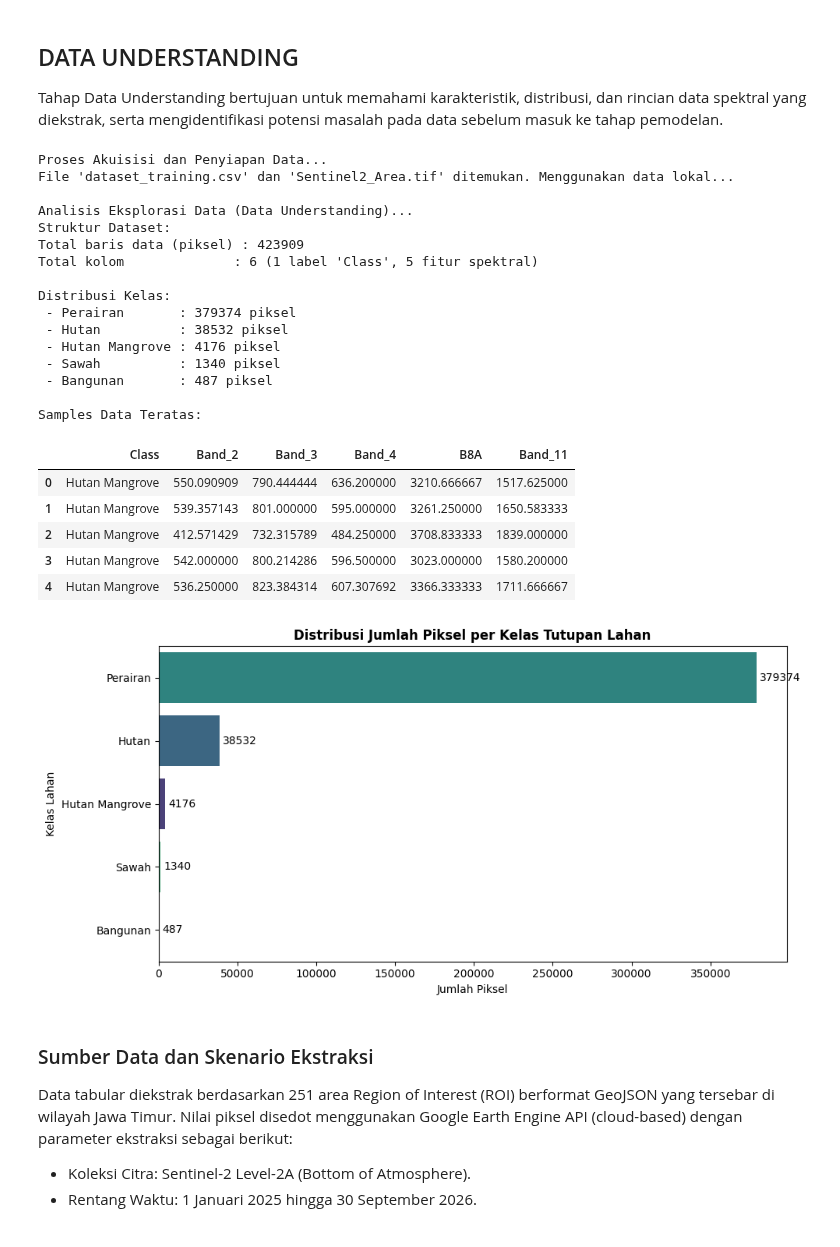
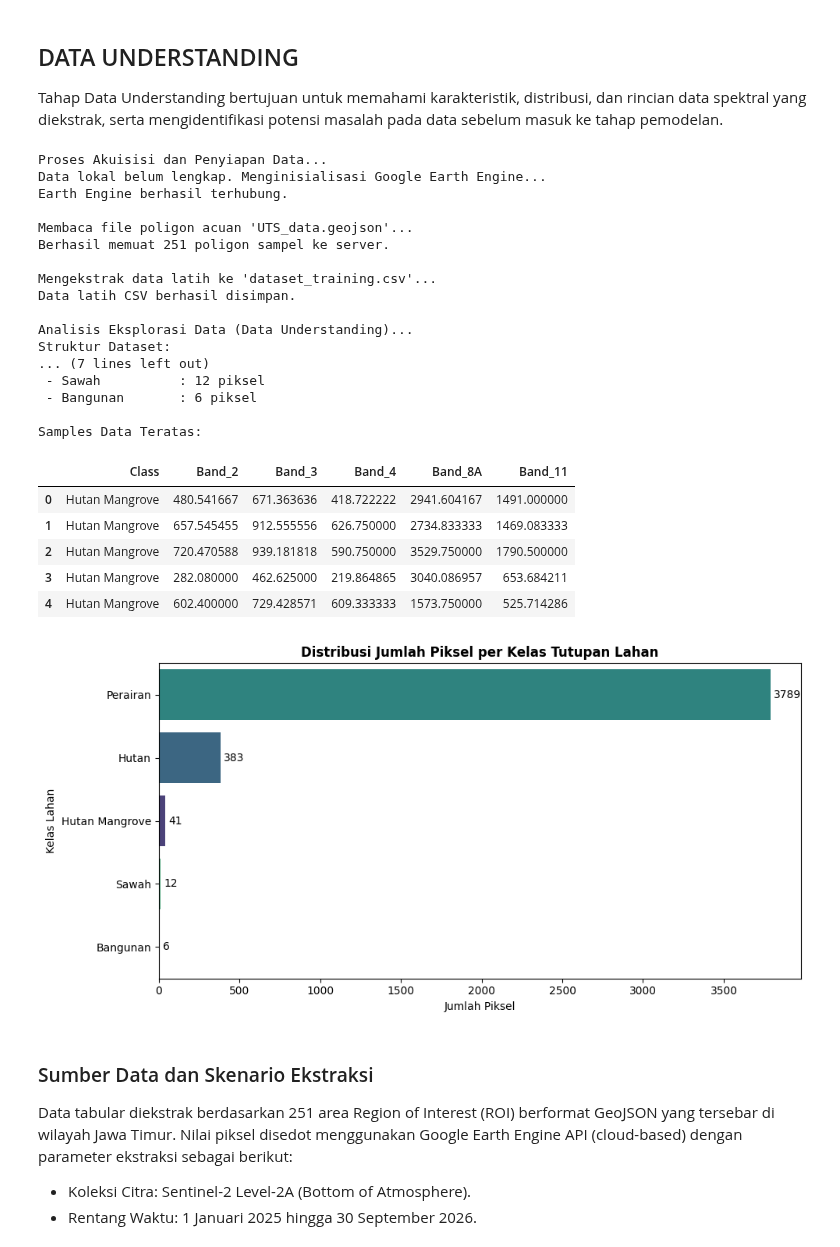
Before and after one commit to SUSUPAN223/catatan_kuliah, a Jupyter notebook: _sources/Proyek_Sains_Data/UTS_Klasifikasi.ipynb, the cells around one changed output. Drawn from its saved outputs; the diff is of its cells as text; code cells hidden in the pictures.

```diff
--- a/_sources/Proyek_Sains_Data/UTS_Klasifikasi.ipynb
+++ b/_sources/Proyek_Sains_Data/UTS_Klasifikasi.ipynb
@@ -64,18 +64,20 @@ else:
     # Ekstraksi Data Tabular CSV
     if not os.path.exists(file_csv):
         print(f"Mengekstrak data latih ke '{file_csv}'...")
-        # Menggunakan 'B8a' huruf kecil agar sesuai standar GEE
+
+        # PASTIKAN SEMUANYA HURUF BESAR: 'B8A'
         s2 = ee.ImageCollection("COPERNICUS/S2_SR_HARMONIZED") \
             .filterBounds(fc.geometry()) \
             .filterDate('2025-01-01', '2026-09-30') \
             .filter(ee.Filter.lt('CLOUDY_PIXEL_PERCENTAGE', 50)) \
             .median() \
-            .select(['B2', 'B3', 'B4', 'B8a', 'B11'])
+            .select(['B2', 'B3', 'B4', 'B8A', 'B11'])
 
         sampled = s2.sampleRegions(
-            collection=fc, properties=['Class'], scale=10, tileScale=16, geometries=False
+            collection=fc, properties=['Class'], scale=100, tileScale=16, geometries=False
         )
 
+        # PASTIKAN DI SINI JUGA HURUF BESAR: 'B8A'
         url = sampled.getDownloadURL(filetype='csv', selectors=['Class', 'B2', 'B3', 'B4', 'B8A', 'B11'])
         urllib.request.urlretrieve(url, file_csv)
 
@@ -85,7 +87,7 @@ else:
             'B2': 'Band_2',
             'B3': 'Band_3',
             'B4': 'Band_4',
-            'B8a': 'Band_8A',
+            'B8A': 'Band_8A', # Menyesuaikan B8A
             'B11': 'Band_11'
         })
         df_temp.to_csv(file_csv, index=False)
@@ -135,50 +137,51 @@ plt.figure(figsize=(10, 5))
 grafik = sns.countplot(
     data=df,
     y='Class',
     order=distribusi.index,
     palette='viridis',
     hue='Class',
     legend=False
 )
 plt.title('Distribusi Jumlah Piksel per Kelas Tutupan Lahan', fontsize=12, fontweight='bold')
 plt.xlabel('Jumlah Piksel')
 plt.ylabel('Kelas Lahan')
 
 max_width = distribusi.max()
 offset = max_width * 0.005
 
 for p in grafik.patches:
     width = p.get_width()
     grafik.annotate(f'{int(width)}',
                     (width + offset, p.get_y() + p.get_height() / 2.),
                     ha='left', va='center', fontsize=10)
 
 plt.tight_layout()
 plt.show()
 # %% [output]
 Proses Akuisisi dan Penyiapan Data...
-File 'dataset_training.csv' dan 'Sentinel2_Area.tif' ditemukan. Menggunakan data lokal...
+Data lokal belum lengkap. Menginisialisasi Google Earth Engine...
+Earth Engine berhasil terhubung.
+
+Membaca file poligon acuan 'UTS_data.geojson'...
+Berhasil memuat 251 poligon sampel ke server.
+
+Mengekstrak data latih ke 'dataset_training.csv'...
+Data latih CSV berhasil disimpan.
 
 Analisis Eksplorasi Data (Data Understanding)...
 Struktur Dataset:
-Total baris data (piksel) : 423909
-Total kolom              : 6 (1 label 'Class', 5 fitur spektral)
-
-Distribusi Kelas:
- - Perairan       : 379374 piksel
- - Hutan          : 38532 piksel
- - Hutan Mangrove : 4176 piksel
- - Sawah          : 1340 piksel
- - Bangunan       : 487 piksel
+... (7 lines left out)
+ - Sawah          : 12 piksel
+ - Bangunan       : 6 piksel
 
 Samples Data Teratas:
-|  | Class | Band_2 | Band_3 | Band_4 | B8A | Band_11 |
-| 0 | Hutan Mangrove | 550.090909 | 790.444444 | 636.200000 | 3210.666667 | 1517.625000 |
-| 1 | Hutan Mangrove | 539.357143 | 801.000000 | 595.000000 | 3261.250000 | 1650.583333 |
-| 2 | Hutan Mangrove | 412.571429 | 732.315789 | 484.250000 | 3708.833333 | 1839.000000 |
-| 3 | Hutan Mangrove | 542.000000 | 800.214286 | 596.500000 | 3023.000000 | 1580.200000 |
-| 4 | Hutan Mangrove | 536.250000 | 823.384314 | 607.307692 | 3366.333333 | 1711.666667 |
+|  | Class | Band_2 | Band_3 | Band_4 | Band_8A | Band_11 |
+| 0 | Hutan Mangrove | 480.541667 | 671.363636 | 418.722222 | 2941.604167 | 1491.000000 |
+| 1 | Hutan Mangrove | 657.545455 | 912.555556 | 626.750000 | 2734.833333 | 1469.083333 |
+| 2 | Hutan Mangrove | 720.470588 | 939.181818 | 590.750000 | 3529.750000 | 1790.500000 |
+| 3 | Hutan Mangrove | 282.080000 | 462.625000 | 219.864865 | 3040.086957 | 653.684211 |
+| 4 | Hutan Mangrove | 602.400000 | 729.428571 | 609.333333 | 1573.750000 | 525.714286 |
-[figure, old version]
+[figure, new version]
 # %% [markdown]
 
 ### Sumber Data dan Skenario Ekstraksi
```
Also changed, not shown: parts of 9 cells of this notebook, 6 other files.
